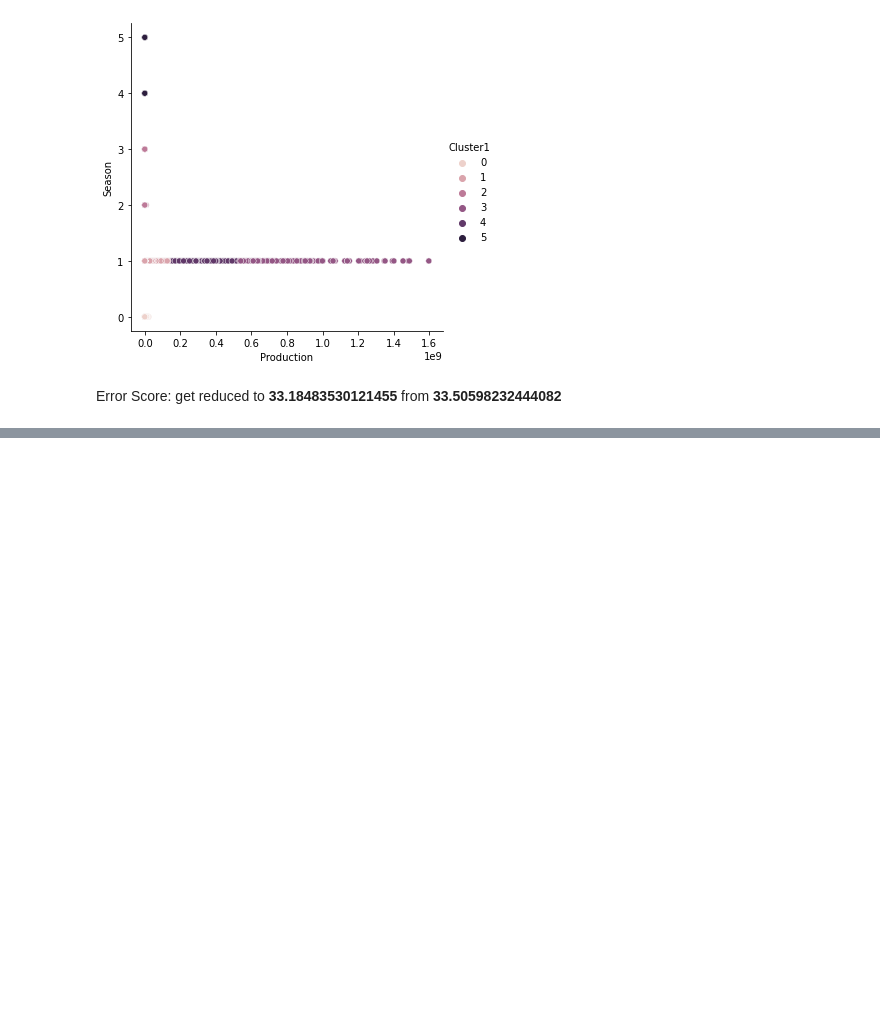
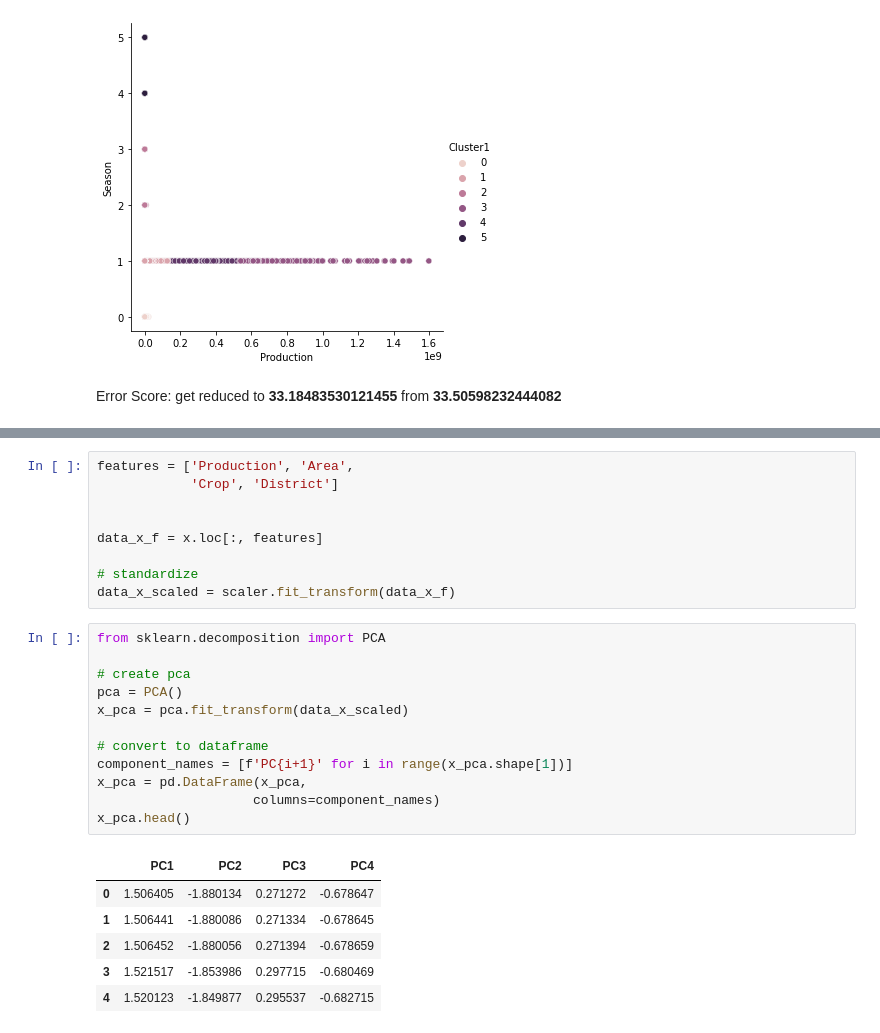
Before and after one commit to naseemap47/predictCropYield-MachineLearning-python, a Jupyter notebook: crop_yield.ipynb, the cells around one changed output, grey strips where cells are left out. Cells and saved outputs as stored; diff of their text form; blank space fills up the shorter version.

```diff
--- a/crop_yield.ipynb
+++ b/crop_yield.ipynb
@@ -423,0 +432,28 @@ Error Score: get reduced to **33.18483530121455** from **33.50598232444082**
+# %%
+features = ['Production', 'Area',
+            'Crop', 'District']
+
+
+data_x_f = x.loc[:, features]
+
+# standardize
+data_x_scaled = scaler.fit_transform(data_x_f)
+# %%
+from sklearn.decomposition import PCA
+
+# create pca
+pca = PCA()
+x_pca = pca.fit_transform(data_x_scaled)
+
+# convert to dataframe
+component_names = [f'PC{i+1}' for i in range(x_pca.shape[1])]
+x_pca = pd.DataFrame(x_pca,
+                    columns=component_names)
+x_pca.head()
+# %% [output]
+|  | PC1 | PC2 | PC3 | PC4 |
+| 0 | 1.506405 | -1.880134 | 0.271272 | -0.678647 |
+| 1 | 1.506441 | -1.880086 | 0.271334 | -0.678645 |
+| 2 | 1.506452 | -1.880056 | 0.271394 | -0.678659 |
+| 3 | 1.521517 | -1.853986 | 0.297715 | -0.680469 |
+| 4 | 1.520123 | -1.849877 | 0.295537 | -0.682715 |
```
Also changed, not shown: parts of 10 cells of this notebook.
